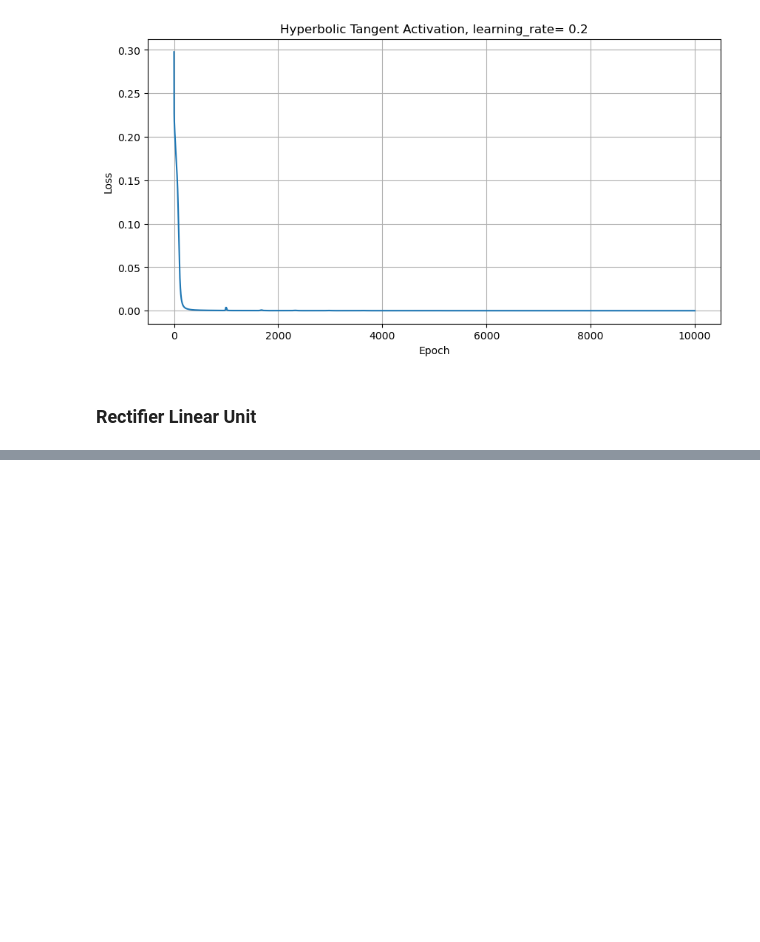
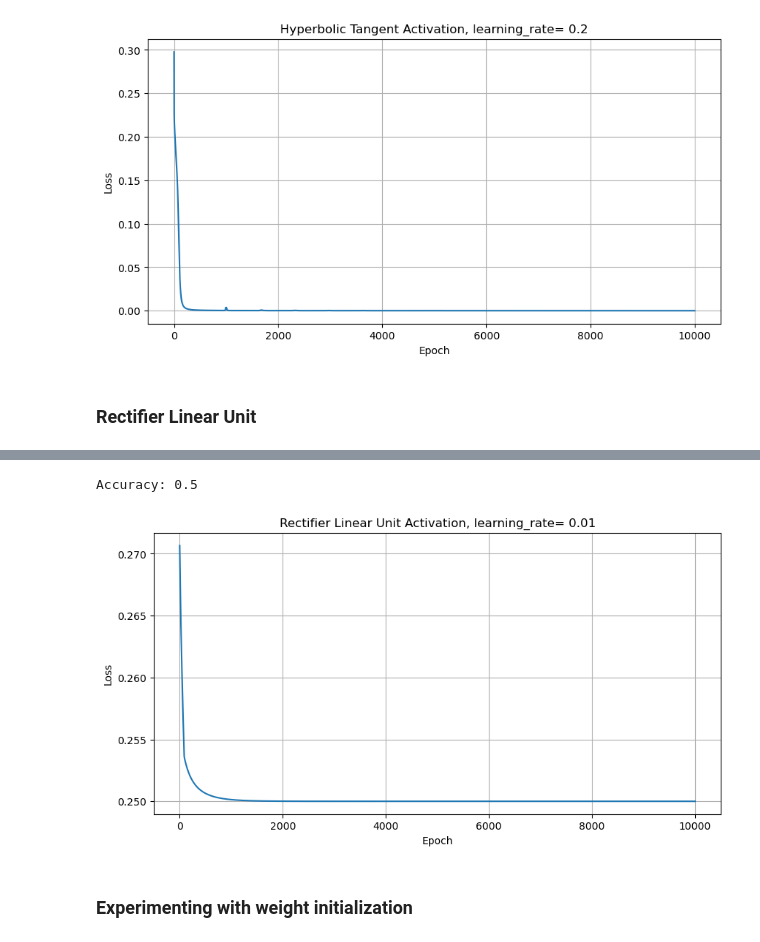
Before and after one commit to filipe-21903016/idl-assignment-0, a Jupyter notebook: assignment_0.ipynb, the cells around one changed output, grey strips where cells are left out. Cells and saved outputs as stored; diff of their text form; code cells hidden in the pictures; blank space fills up the shorter version.

```diff
--- a/assignment_0.ipynb
+++ b/assignment_0.ipynb
@@ -649,0 +663,15 @@ Accuracy: 0.5
+# %%
+#Train network with sigmoid activation function
+lrate = 0.01
+relu_weights, losses = xor_train(weights=weights, activation=(relu, relu_derivative), learning_rate=lrate)
+
+Y_pred = xor_net(relu_weights, relu)
+acc = accuracy_score(Y_train, Y_pred)
+print(f'Accuracy: {acc}')
+
+visualize_training(losses, "Rectifier Linear Unit", learning_rate=lrate)
+# %% [output]
+Accuracy: 0.5
+[figure, added]
+# %% [markdown]
+### Experimenting with weight initialization
```
Also changed, not shown: parts of 6 cells of this notebook.
